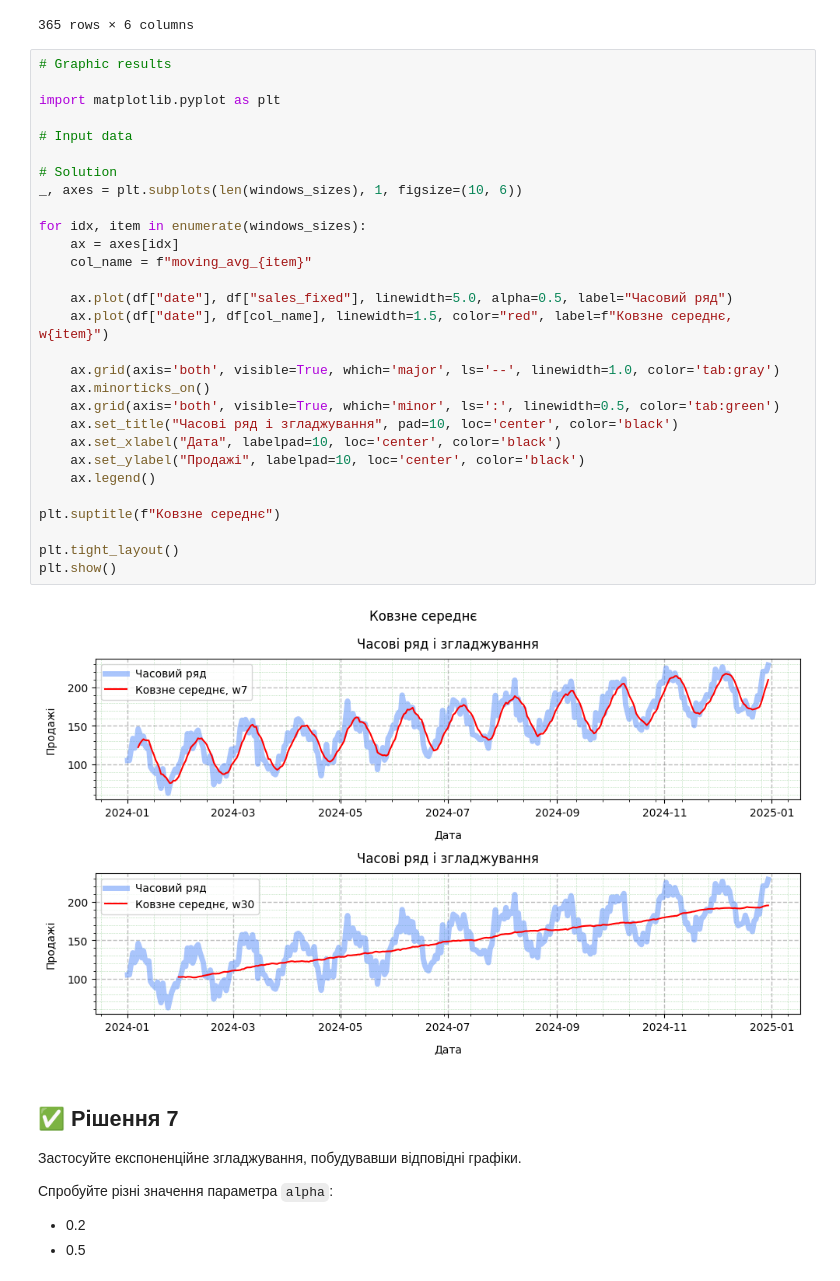
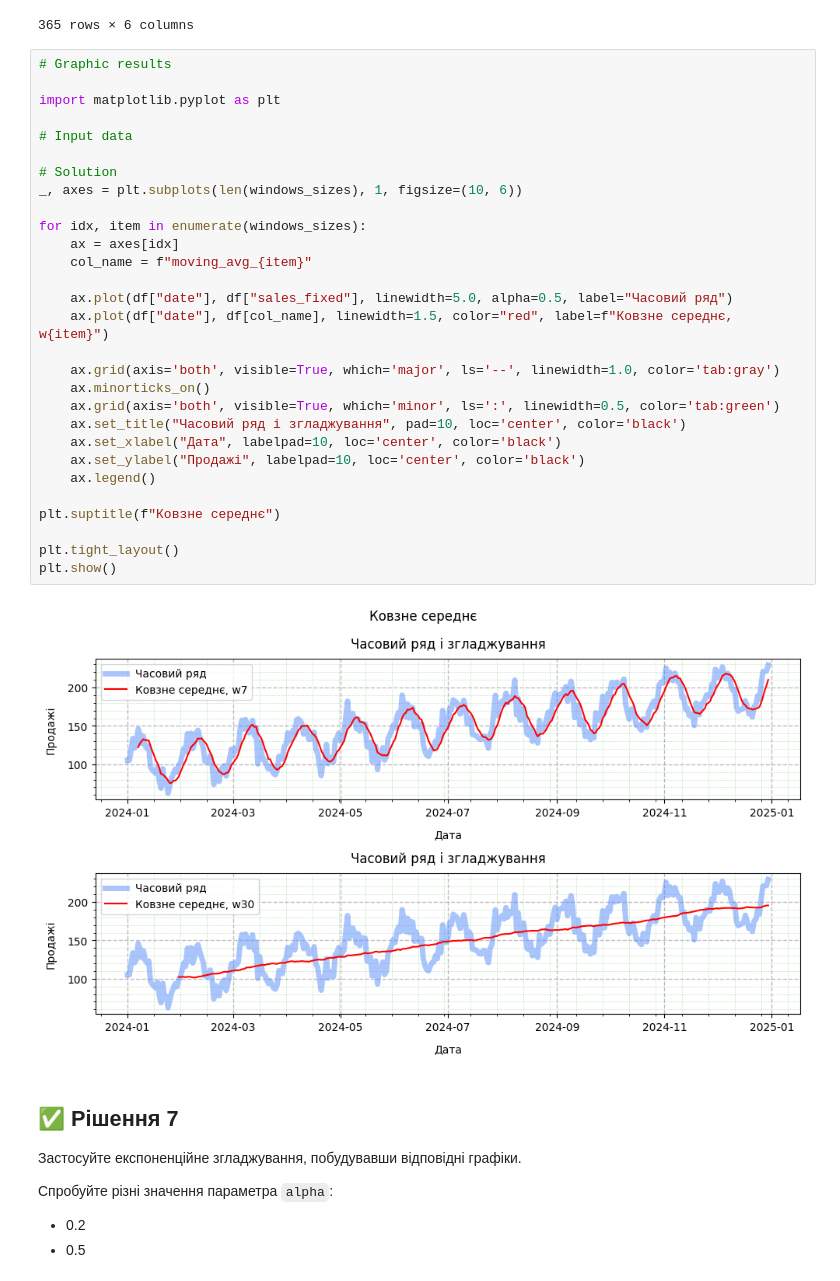
Before and after one commit to BogdanPinchuk/DataScience-PBY_HW15, a Jupyter notebook: Bohdan_Pinchuk_DS_HW15.ipynb, the cells around one changed output. Saved outputs shown, nothing was run; the diff lists cells and outputs as text.

Commit message:
[Homework15] - fixed charts

```diff
--- a/Bohdan_Pinchuk_DS_HW15.ipynb
+++ b/Bohdan_Pinchuk_DS_HW15.ipynb
@@ -839,34 +839,34 @@ display(df)
 # %%
 # Graphic results
 
 import matplotlib.pyplot as plt
 
 # Input data
 
 # Solution
 _, axes = plt.subplots(len(windows_sizes), 1, figsize=(10, 6))
 
 for idx, item in enumerate(windows_sizes):
     ax = axes[idx]
     col_name = f"moving_avg_{item}"
 
     ax.plot(df["date"], df["sales_fixed"], linewidth=5.0, alpha=0.5, label="Часовий ряд")
     ax.plot(df["date"], df[col_name], linewidth=1.5, color="red", label=f"Ковзне середнє, w{item}")
 
     ax.grid(axis='both', visible=True, which='major', ls='--', linewidth=1.0, color='tab:gray')
     ax.minorticks_on()
     ax.grid(axis='both', visible=True, which='minor', ls=':', linewidth=0.5, color='tab:green')
-    ax.set_title("Часові ряд і згладжування", pad=10, loc='center', color='black')
+    ax.set_title("Часовий ряд і згладжування", pad=10, loc='center', color='black')
     ax.set_xlabel("Дата", labelpad=10, loc='center', color='black')
     ax.set_ylabel("Продажі", labelpad=10, loc='center', color='black')
     ax.legend()
 
 plt.suptitle(f"Ковзне середнє")
 
 plt.tight_layout()
 plt.show()
 # %% [output]
-[figure, old version]
+[figure, new version]
 # %% [markdown]
 ## ✅ Рішення 7
 
```
Also changed, not shown: parts of 2 cells of this notebook.
